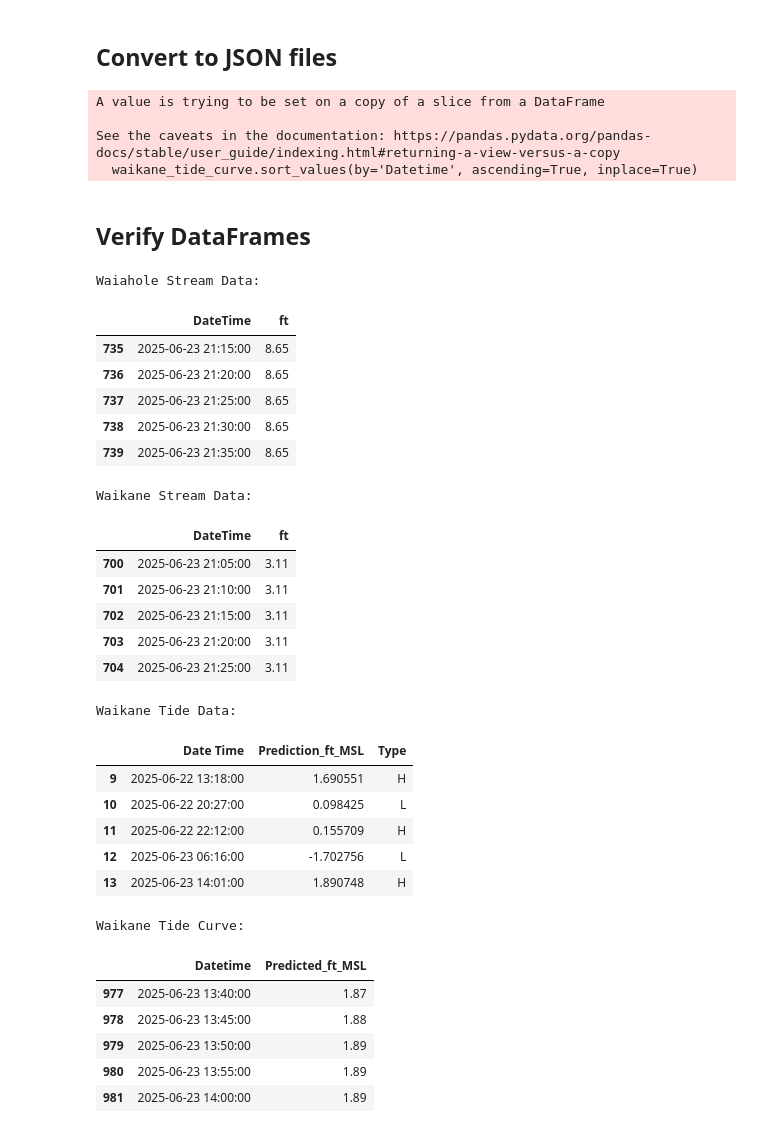
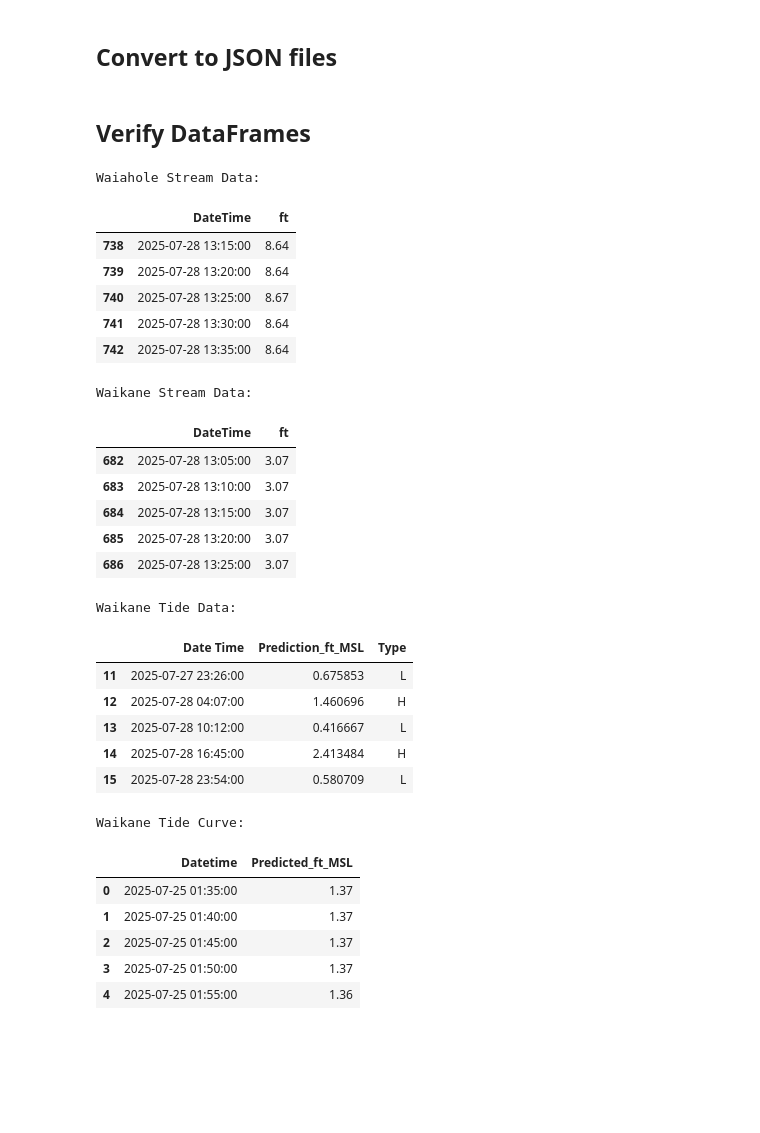
Before and after one commit to waikane-flooding/waikaneapp, a Jupyter notebook: backend/Waikane_Flood_Visuals.ipynb, the cells around one changed output. Cells and saved outputs as stored; diff of their text form; code cells hidden in the pictures; blank space fills up the shorter version.

```diff
--- a/backend/Waikane_Flood_Visuals.ipynb
+++ b/backend/Waikane_Flood_Visuals.ipynb
@@ -740,59 +734,55 @@ waikane_stream_data = df_16294900_H
 waikane_stream_data.sort_values(by='DateTime', ascending=True, inplace=True)
 waikane_stream_data.to_json("Waikane_Stream_Data.json", orient="records", date_format="iso")
 
-# Waikane Tide data
-waikane_tide_data = df_combined_filtered
+# Waikane Tide Data
+waikane_tide_data = df_Waikane_HILO
 waikane_tide_data.sort_values(by='Date Time', ascending=True, inplace=True)
 waikane_tide_data.to_json("Waikane_Tide_Data.json", orient="records", date_format="iso")
 
-waikane_tide_curve = df_filtered_5min
+#Waikane Tide Curve
+waikane_tide_curve = df_Waikane_5min
 waikane_tide_curve.sort_values(by='Datetime', ascending=True, inplace=True)
 waikane_tide_curve.to_json("Waikane_Tide_Curve.json", orient="records", date_format="iso")
-# %% [output]
-A value is trying to be set on a copy of a slice from a DataFrame
-
-See the caveats in the documentation: https://pandas.pydata.org/pandas-docs/stable/user_guide/indexing.html#returning-a-view-versus-a-copy
-  waikane_tide_curve.sort_values(by='Datetime', ascending=True, inplace=True)
 # %% [markdown]
 ## Verify DataFrames
 # %%
 print("Waiahole Stream Data:")
 display(waiahole_stream_data.tail())
 
 print("Waikane Stream Data:")
 display(waikane_stream_data.tail())
 
 print("Waikane Tide Data:")
 display(waikane_tide_data.tail())
 
 print("Waikane Tide Curve:")
-display(waikane_tide_curve.tail())
+display(waikane_tide_curve.head())
 # %% [output]
 Waiahole Stream Data:
 |  | DateTime | ft |
-| 735 | 2025-06-23 21:15:00 | 8.65 |
-| 736 | 2025-06-23 21:20:00 | 8.65 |
-| 737 | 2025-06-23 21:25:00 | 8.65 |
-| 738 | 2025-06-23 21:30:00 | 8.65 |
-| 739 | 2025-06-23 21:35:00 | 8.65 |
+| 738 | 2025-07-28 13:15:00 | 8.64 |
+| 739 | 2025-07-28 13:20:00 | 8.64 |
+| 740 | 2025-07-28 13:25:00 | 8.67 |
+| 741 | 2025-07-28 13:30:00 | 8.64 |
+| 742 | 2025-07-28 13:35:00 | 8.64 |
 Waikane Stream Data:
 |  | DateTime | ft |
-| 700 | 2025-06-23 21:05:00 | 3.11 |
-| 701 | 2025-06-23 21:10:00 | 3.11 |
-| 702 | 2025-06-23 21:15:00 | 3.11 |
-| 703 | 2025-06-23 21:20:00 | 3.11 |
-| 704 | 2025-06-23 21:25:00 | 3.11 |
+| 682 | 2025-07-28 13:05:00 | 3.07 |
+| 683 | 2025-07-28 13:10:00 | 3.07 |
+| 684 | 2025-07-28 13:15:00 | 3.07 |
+| 685 | 2025-07-28 13:20:00 | 3.07 |
+| 686 | 2025-07-28 13:25:00 | 3.07 |
 Waikane Tide Data:
 |  | Date Time | Prediction_ft_MSL | Type |
-| 9 | 2025-06-22 13:18:00 | 1.690551 | H |
-| 10 | 2025-06-22 20:27:00 | 0.098425 | L |
-| 11 | 2025-06-22 22:12:00 | 0.155709 | H |
-| 12 | 2025-06-23 06:16:00 | -1.702756 | L |
-| 13 | 2025-06-23 14:01:00 | 1.890748 | H |
+| 11 | 2025-07-27 23:26:00 | 0.675853 | L |
+| 12 | 2025-07-28 04:07:00 | 1.460696 | H |
+| 13 | 2025-07-28 10:12:00 | 0.416667 | L |
+| 14 | 2025-07-28 16:45:00 | 2.413484 | H |
+| 15 | 2025-07-28 23:54:00 | 0.580709 | L |
 Waikane Tide Curve:
 |  | Datetime | Predicted_ft_MSL |
-| 977 | 2025-06-23 13:40:00 | 1.87 |
-| 978 | 2025-06-23 13:45:00 | 1.88 |
-| 979 | 2025-06-23 13:50:00 | 1.89 |
-| 980 | 2025-06-23 13:55:00 | 1.89 |
-| 981 | 2025-06-23 14:00:00 | 1.89 |
+| 0 | 2025-07-25 01:35:00 | 1.37 |
+| 1 | 2025-07-25 01:40:00 | 1.37 |
+| 2 | 2025-07-25 01:45:00 | 1.37 |
+| 3 | 2025-07-25 01:50:00 | 1.37 |
+| 4 | 2025-07-25 01:55:00 | 1.36 |
```
Also changed, not shown: parts of 8 cells of this notebook, 13 other files.
